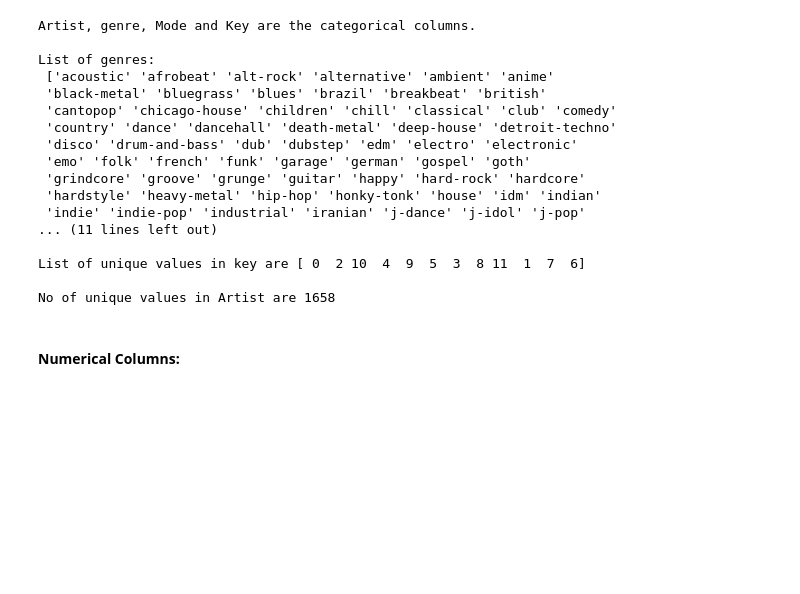
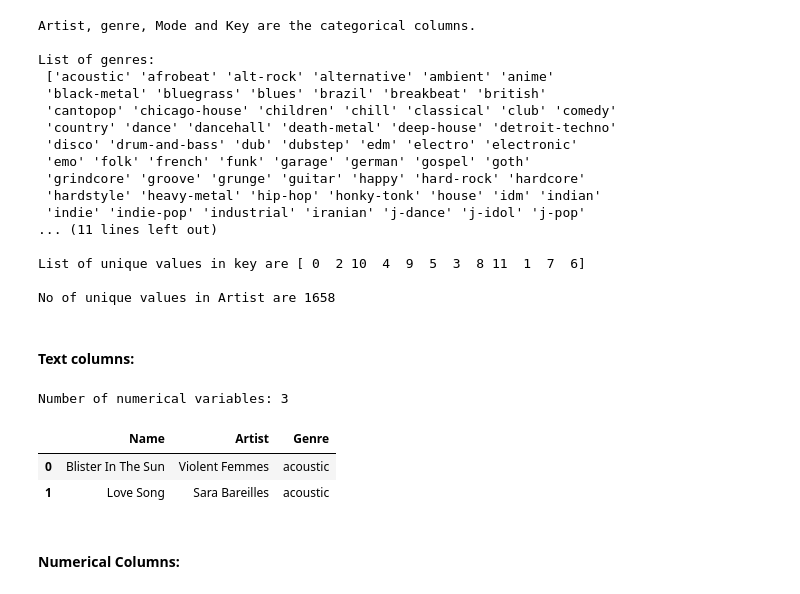
Before and after one commit to bishnusahu23/Song_recommendation, a Jupyter notebook: Song_recommendation.ipynb, the cells around one changed output. Cells and saved outputs as stored; diff of their text form; code cells hidden in the pictures; blank space fills up the shorter version.

```diff
--- a/Song_recommendation.ipynb
+++ b/Song_recommendation.ipynb
@@ -150,6 +170,17 @@ List of genres:
 List of unique values in key are [ 0  2 10  4  9  5  3  8 11  1  7  6]
 
 No of unique values in Artist are 1658
+# %% [markdown]
+#### Text columns:
+# %%
+text_features = [feature for feature in df.columns if df[feature].dtypes == 'O']
+print('Number of numerical variables:', len(text_features))
+df[text_features].head(2)
+# %% [output]
+Number of numerical variables: 3
+|  | Name | Artist | Genre |
+| 0 | Blister In The Sun | Violent Femmes | acoustic |
+| 1 | Love Song | Sara Bareilles | acoustic |
 # %% [markdown]
 #### Numerical Columns:
 # %%
```
Also changed, not shown: parts of 35 cells of this notebook.
